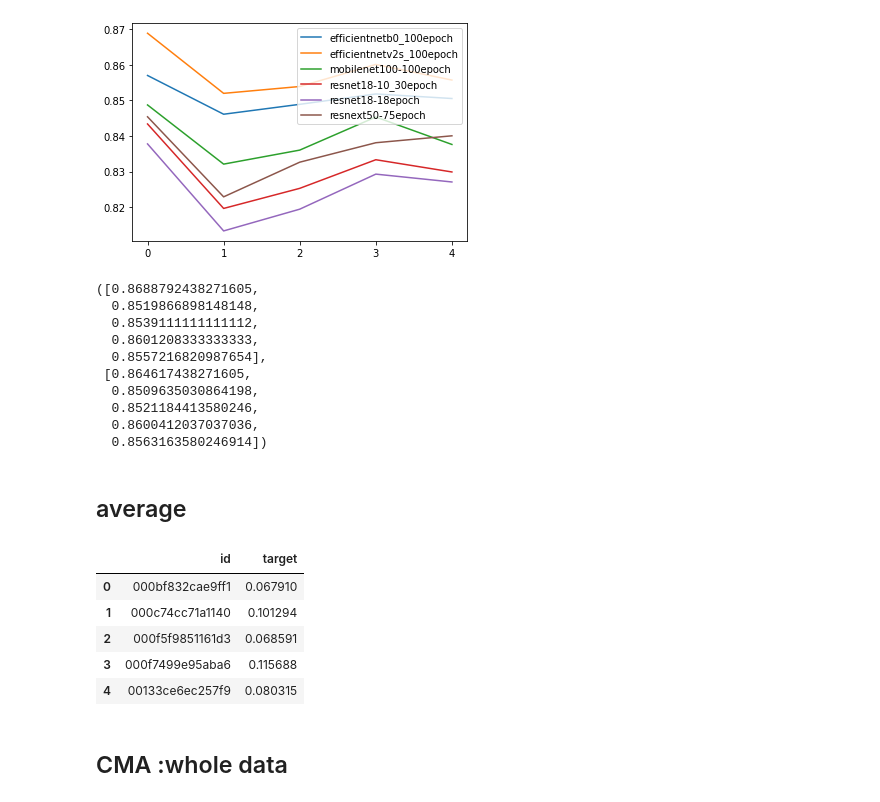
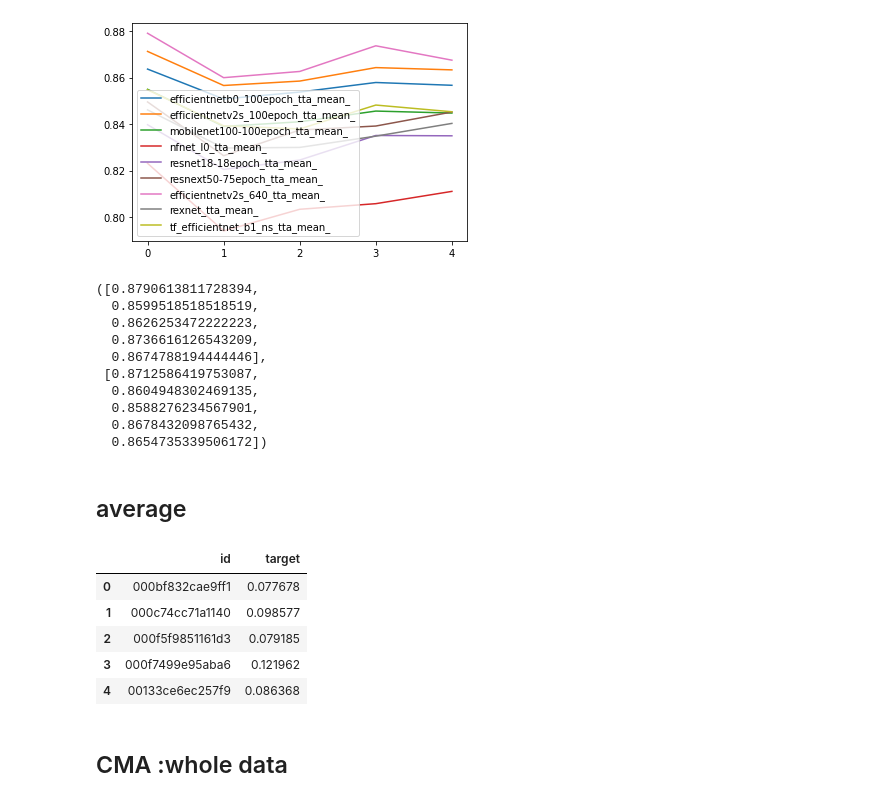
Before and after one commit to yamaguchi-milkcocholate/SETI, a Jupyter notebook: notebooks/ensemble.ipynb, the cells around one changed output. Drawn from its saved outputs; the diff is of its cells as text; code cells hidden in the pictures.

```diff
--- a/notebooks/ensemble.ipynb
+++ b/notebooks/ensemble.ipynb
@@ -24,22 +37,29 @@ train_df = pd.read_csv(basedir.parent / 'seti-breakthrough-listen' / 'train_labe
 
 folds = list()
 for _expt in expts:
-    _df = pd.read_csv(basedir / _expt / 'output' / 'oof_prediction.csv')
-    _df = _df.set_index('id')
-    train_df[_expt] = train_df.id.map(_df['target'])
-    folds.append(_df['fold'].values)
+    for _tta in tta:
+        _df = pd.read_csv(basedir / _expt / 'output' / f'{_tta}oof_prediction.csv')
+        _df = _df.set_index('id')
+        train_df[f'{_expt}_{_tta}'] = train_df.id.map(_df['target'])
+        folds.append(_df['fold'].values)
 
 assert all(np.all(folds[0] == _fold) for _fold in folds)
 
 train_df['fold'] = folds[0]
-train_df.to_csv('./oof_prediction.csv')
+# train_df.to_csv('./oof_prediction.csv')
 # %%
 # read test
 
 test_df = pd.read_csv(basedir.parent / 'seti-breakthrough-listen' / 'sample_submission.csv')
 
 for _expt in expts:
-    _df = pd.read_csv(basedir / _expt / 'output' / 'submission.csv')
-    _df = _df.set_index('id')
-    test_df[_expt] = test_df.id.map(_df['target'])
-test_df.to_csv('./test_prediction.csv')
+    for _tta in tta:
+        _df = pd.read_csv(basedir / _expt / 'output' / f'{_tta}submission.csv')
+        _df = _df.set_index('id')
+        test_df[f'{_expt}_{_tta}'] = test_df.id.map(_df['target'])
+# test_df.to_csv('./test_prediction.csv')
+# %%
+feature_cols = test_df.drop(columns=['id', 'target']).columns
+# only tta_mean
+feature_cols = [f for f in feature_cols if 'tta_mean' in f]
+feature_cols
@@ -46,45 +76,45 @@ test_df.to_csv('./test_prediction.csv')
 # %%
 scores = dict()
 
 fig, ax = plt.subplots(1, 1, figsize=(6, 4))
 
-for _expt in expts:
+for f in feature_cols:
     y = list()
     for _fold in range(5):
-        pred, target = train_df[_fold == train_df.fold][[_expt, 'target']].values.T
+        pred, target = train_df[_fold == train_df.fold][[f, 'target']].values.T
         y.append(roc_auc_score(target, pred))
-    ax.plot(y, label=_expt)
-    scores[_expt] = y
+    ax.plot(y, label=f)
+    scores[f] = y
 ax.legend()
 ax.set_xticks(range(5))
 
 # average
 scores['average'] = list()
 for _fold in range(5):
     _df = train_df[train_df.fold == _fold]
     target = _df['target'].values
-    pred = _df[expts].mean(axis=1).values
+    pred = _df[feature_cols].mean(axis=1).values
     pred = np.clip(pred, 0, 1)
     scores['average'].append(roc_auc_score(target, pred))
 # %% [output]
-[figure, old version]
+[figure, new version]
 # %%
-scores['efficientnetv2s_100epoch'], scores['average']
+scores['efficientnetv2s_640_tta_mean_'], scores['average']
 # %% [output]
-([0.8688792438271605,
-  0.8519866898148148,
-  0.8539111111111112,
-  0.8601208333333333,
-  0.8557216820987654],
- [0.864617438271605,
-  0.8509635030864198,
-  0.8521184413580246,
-  0.8600412037037036,
-  0.8563163580246914])
+([0.8790613811728394,
+  0.8599518518518519,
+  0.8626253472222223,
+  0.8736616126543209,
+  0.8674788194444446],
+ [0.8712586419753087,
+  0.8604948302469135,
+  0.8588276234567901,
+  0.8678432098765432,
+  0.8654735339506172])
 # %% [markdown]
 ## average
 # %%
-pred = test_df[expts].mean(axis=1).values
+pred = test_df[feature_cols].mean(axis=1).values
 pred = np.clip(pred, 0, 1)
 
 submission_df = test_df[['id', 'target']].copy()
@@ -92,11 +122,11 @@ submission_df['target'] = pred
 submission_df.head()
 # %% [output]
 |  | id | target |
-| 0 | 000bf832cae9ff1 | 0.067910 |
-| 1 | 000c74cc71a1140 | 0.101294 |
-| 2 | 000f5f9851161d3 | 0.068591 |
-| 3 | 000f7499e95aba6 | 0.115688 |
-| 4 | 00133ce6ec257f9 | 0.080315 |
+| 0 | 000bf832cae9ff1 | 0.077678 |
+| 1 | 000c74cc71a1140 | 0.098577 |
+| 2 | 000f5f9851161d3 | 0.079185 |
+| 3 | 000f7499e95aba6 | 0.121962 |
+| 4 | 00133ce6ec257f9 | 0.086368 |
 # %%
 submission_df.to_csv('submission.csv', index=False)
 # %% [markdown]
```
Also changed, not shown: parts of 17 cells of this notebook.
